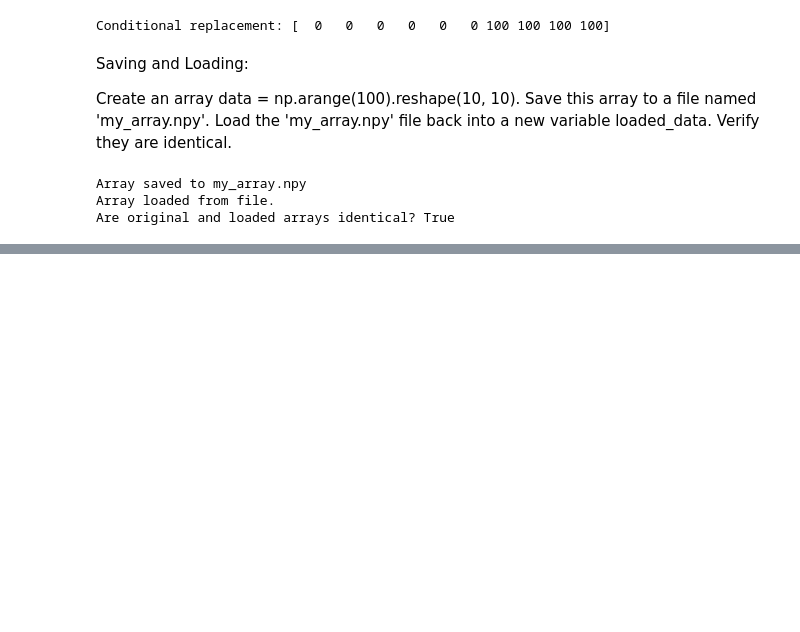
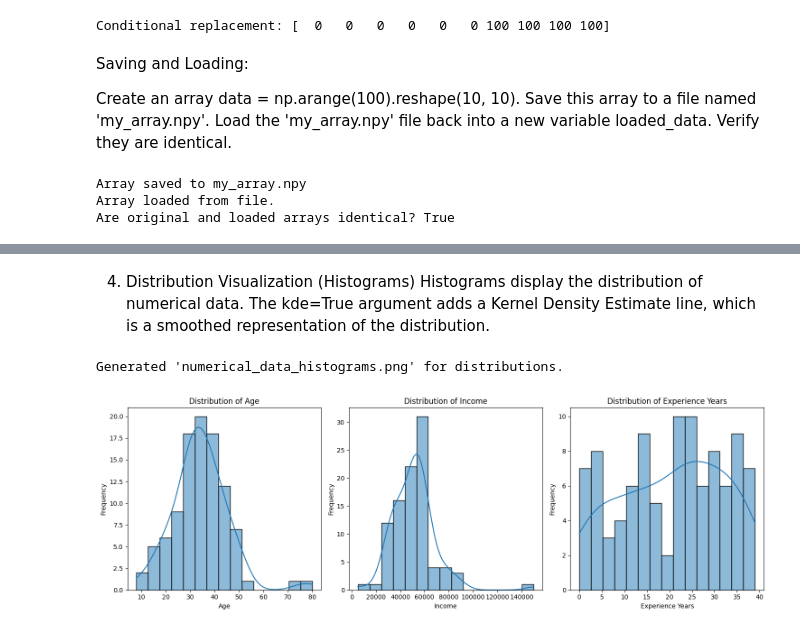
Before and after one commit to smsamspublications/awesome-federated-computing, a Jupyter notebook: ksd-eda-course.ipynb, the cells around one changed output, grey strips where cells are left out. Saved outputs shown, nothing was run; the diff lists cells and outputs as text; code cells hidden in the pictures; blank space fills up the shorter version.

```diff
--- a/ksd-eda-course.ipynb
+++ b/ksd-eda-course.ipynb
@@ -190,0 +280,30 @@ Are original and loaded arrays identical? True
+# %% [markdown]
+4. Distribution Visualization (Histograms)
+Histograms display the distribution of numerical data. The kde=True argument adds a Kernel Density Estimate line, which is a smoothed representation of the distribution.
+# %%
+plt.figure(figsize=(15, 5))
+
+plt.subplot(1, 3, 1)
+sns.histplot(df['Age'].dropna(), kde=True, bins=15)
+plt.title('Distribution of Age')
+plt.xlabel('Age')
+plt.ylabel('Frequency')
+
+plt.subplot(1, 3, 2)
+sns.histplot(df['Income'].dropna(), kde=True, bins=15)
+plt.title('Distribution of Income')
+plt.xlabel('Income')
+plt.ylabel('Frequency')
+
+plt.subplot(1, 3, 3)
+sns.histplot(df['Experience_Years'].dropna(), kde=True, bins=15)
+plt.title('Distribution of Experience Years')
+plt.xlabel('Experience Years')
+plt.ylabel('Frequency')
+
+plt.tight_layout()
+plt.savefig('numerical_data_histograms.png')
+print("Generated 'numerical_data_histograms.png' for distributions.\n")
+# %% [output]
+Generated 'numerical_data_histograms.png' for distributions.
+[figure, added]
```
Also changed, not shown: parts of 46 cells of this notebook.
